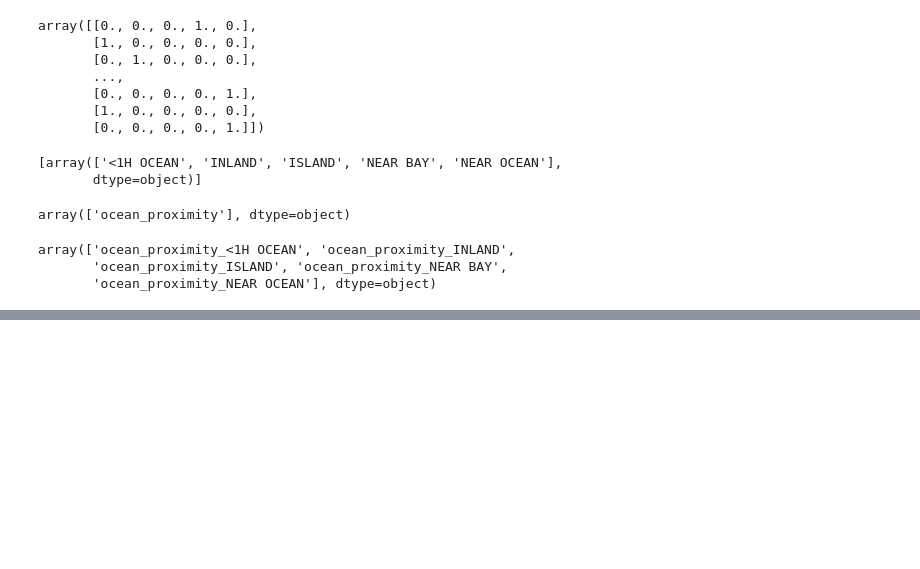
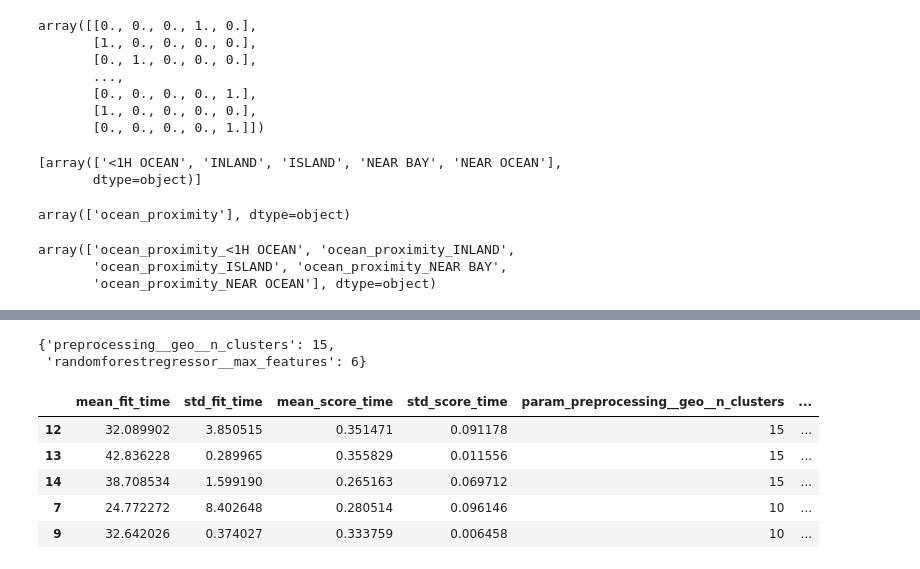
Before and after one commit to savan2508/Machine_Learning_Class, a Jupyter notebook: Chapter 2/California_housing_data_model.ipynb, the cells around one changed output, grey strips where cells are left out. Cells and saved outputs as stored; diff of their text form; code cells hidden in the pictures; blank space fills up the shorter version.

Commit message:
Final Model from the chapter 2.

```diff
--- a/Chapter 2/California_housing_data_model.ipynb
+++ b/Chapter 2/California_housing_data_model.ipynb
@@ -315,0 +442,4 @@ housing_num_std_scaled = std_scaler.fit_transform(housing_num)
+# %%
+from sklearn.tree import DecisionTreeRegressor
+tree_reg = make_pipeline(preprocessing, DecisionTreeRegressor(random_state=42))
+tree_reg.fit(housing, housing_labels)
@@ -315,0 +507,25 @@ housing_num_std_scaled = std_scaler.fit_transform(housing_num)
+# %%
+from sklearn.model_selection import GridSearchCV
+
+# Full pipeline
+full_pipeline = Pipeline([
+    ('preprocessing', preprocessing),
+    ('randomforestregressor', RandomForestRegressor(random_state=42))
+])
+
+# Define parameter grid
+param_grid = [
+    {'preprocessing__geo__n_clusters': [5, 8, 10],
+     'randomforestregressor__max_features': [4, 6, 8]},
+    {'preprocessing__geo__n_clusters': [10, 15],
+     'randomforestregressor__max_features': [6, 8, 10]},
+]
+# param_grid = [
+#     {'preprocessing__geo__n_clusters': [5, 8, 10],
+#     'random_forest__max_features': [4, 6, 8]},
+#     {'preprocessing__geo__n_clusters': [10, 15],
+#     'random_forest__max_features': [6, 8, 10]},
+#     ]
+
+grid_search = GridSearchCV(full_pipeline, param_grid, cv=3,scoring='neg_root_mean_squared_error')
+grid_search.fit(housing, housing_labels)
@@ -315,0 +552,18 @@ housing_num_std_scaled = std_scaler.fit_transform(housing_num)
+# %%
+grid_search.best_params_
+# %% [output]
+{'preprocessing__geo__n_clusters': 15,
+ 'randomforestregressor__max_features': 6}
+# %%
+cv_res = pd.DataFrame(grid_search.cv_results_)
+# %%
+cv_res.sort_values(by="mean_test_score", ascending=False, inplace=True)
+# %%
+cv_res.head()
+# %% [output]
+|  | mean_fit_time | std_fit_time | mean_score_time | std_score_time | param_preprocessing__geo__n_clusters | ... |
+| 12 | 32.089902 | 3.850515 | 0.351471 | 0.091178 | 15 | ... |
+| 13 | 42.836228 | 0.289965 | 0.355829 | 0.011556 | 15 | ... |
+| 14 | 38.708534 | 1.599190 | 0.265163 | 0.069712 | 15 | ... |
+| 7 | 24.772272 | 8.402648 | 0.280514 | 0.096146 | 10 | ... |
+| 9 | 32.642026 | 0.374027 | 0.333759 | 0.006458 | 10 | ... |
```
Also changed, not shown: parts of 55 cells of this notebook.
